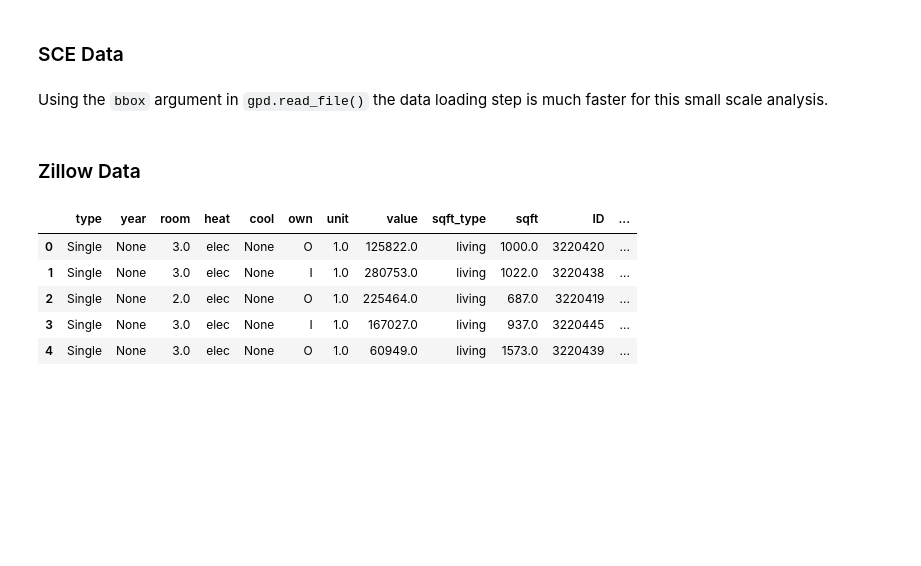
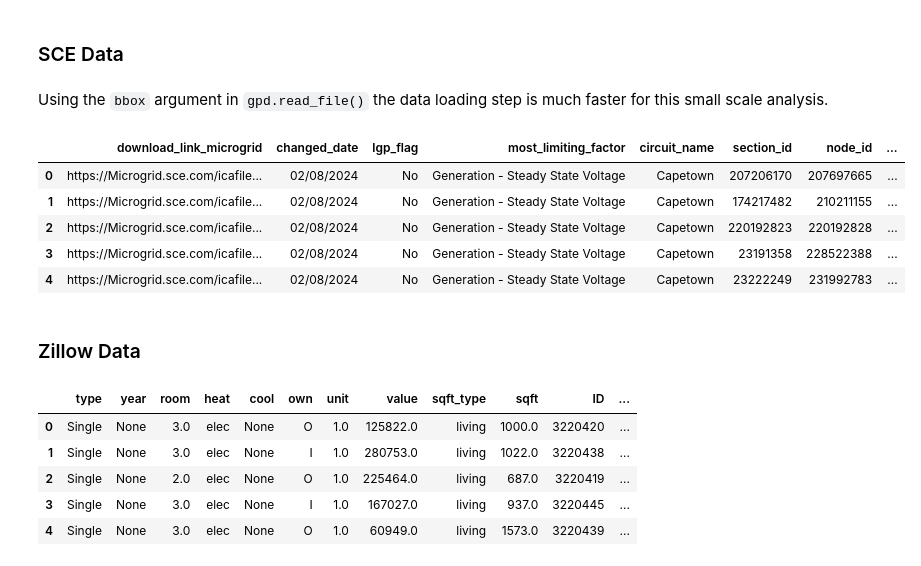
Before and after one commit to zachyyy700/ElectriGrid, a Jupyter notebook: building_utilities_merge.ipynb, the cells around one changed output. Drawn from its saved outputs; the diff is of its cells as text; code cells hidden in the pictures; blank space fills up the shorter version.

```diff
--- a/building_utilities_merge.ipynb
+++ b/building_utilities_merge.ipynb
@@ -34,6 +34,15 @@ la_bbox = gpd.GeoDataFrame(geometry=[la_bbox], crs="EPSG:4326")
 sce_path = "../../../../capstone/electrigrid/data/utilities/sce_circuits/ICA_-_Circuit_Segments.geojson"
 sce_circuits = gpd.read_file(sce_path, bbox=la_bbox)
 assert sce_circuits.crs == "EPSG:4326"
+# %%
+sce_circuits.head()
+# %% [output]
+|  | download_link_microgrid | changed_date | lgp_flag | most_limiting_factor | circuit_name | section_id | node_id | ... |
+| 0 | https://Microgrid.sce.com/icafile... | 02/08/2024 | No | Generation - Steady State Voltage | Capetown | 207206170 | 207697665 | ... |
+| 1 | https://Microgrid.sce.com/icafile... | 02/08/2024 | No | Generation - Steady State Voltage | Capetown | 174217482 | 210211155 | ... |
+| 2 | https://Microgrid.sce.com/icafile... | 02/08/2024 | No | Generation - Steady State Voltage | Capetown | 220192823 | 220192828 | ... |
+| 3 | https://Microgrid.sce.com/icafile... | 02/08/2024 | No | Generation - Steady State Voltage | Capetown | 23191358 | 228522388 | ... |
+| 4 | https://Microgrid.sce.com/icafile... | 02/08/2024 | No | Generation - Steady State Voltage | Capetown | 23222249 | 231992783 | ... |
 # %% [markdown]
 ### Zillow Data
 # %%
```
Also changed, not shown: parts of 16 cells of this notebook, 1 other file.
